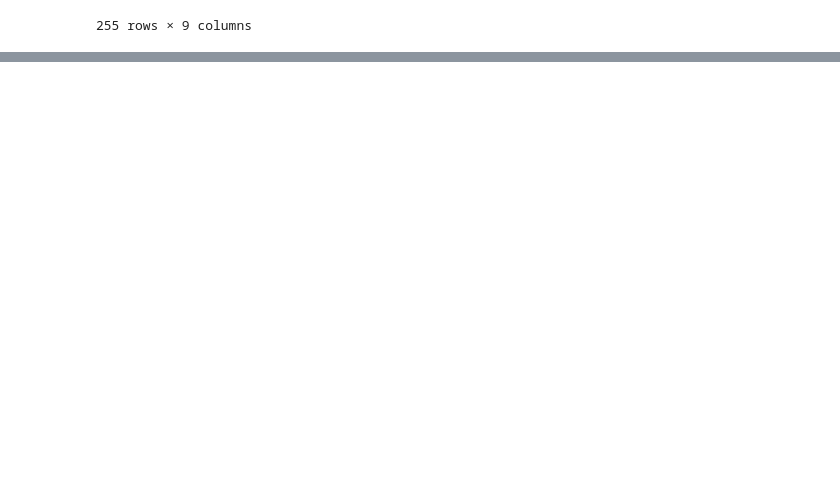
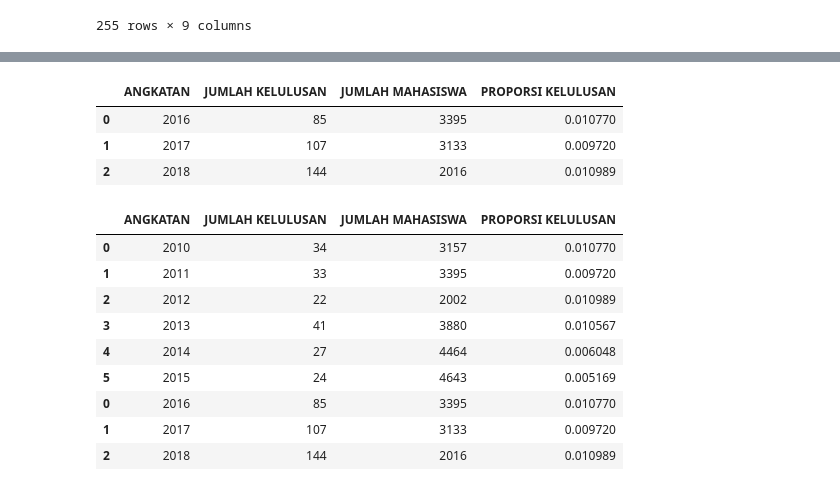
Before and after one commit to FelixFern/ISFEST-ODE, a Jupyter notebook: ISFEST copy.ipynb, the cells around one changed output, grey strips where cells are left out. Drawn from its saved outputs; the diff is of its cells as text; code cells hidden in the pictures; blank space fills up the shorter version.

```diff
--- a/ISFEST copy.ipynb
+++ b/ISFEST copy.ipynb
@@ -980,0 +1008,7 @@ df7.loc[df7["HASIL"] == "Tidak Lulus"]
+# %%
+df8
+# %% [output]
+|  | ANGKATAN | JUMLAH KELULUSAN | JUMLAH MAHASISWA | PROPORSI KELULUSAN |
+| 0 | 2016 | 85 | 3395 | 0.010770 |
+| 1 | 2017 | 107 | 3133 | 0.009720 |
+| 2 | 2018 | 144 | 2016 | 0.010989 |
@@ -980,0 +1017,13 @@ df7.loc[df7["HASIL"] == "Tidak Lulus"]
+# %%
+df8
+# %% [output]
+|  | ANGKATAN | JUMLAH KELULUSAN | JUMLAH MAHASISWA | PROPORSI KELULUSAN |
+| 0 | 2010 | 34 | 3157 | 0.010770 |
+| 1 | 2011 | 33 | 3395 | 0.009720 |
+| 2 | 2012 | 22 | 2002 | 0.010989 |
+| 3 | 2013 | 41 | 3880 | 0.010567 |
+| 4 | 2014 | 27 | 4464 | 0.006048 |
+| 5 | 2015 | 24 | 4643 | 0.005169 |
+| 0 | 2016 | 85 | 3395 | 0.010770 |
+| 1 | 2017 | 107 | 3133 | 0.009720 |
+| 2 | 2018 | 144 | 2016 | 0.010989 |
```
Also changed, not shown: parts of 11 cells of this notebook.
